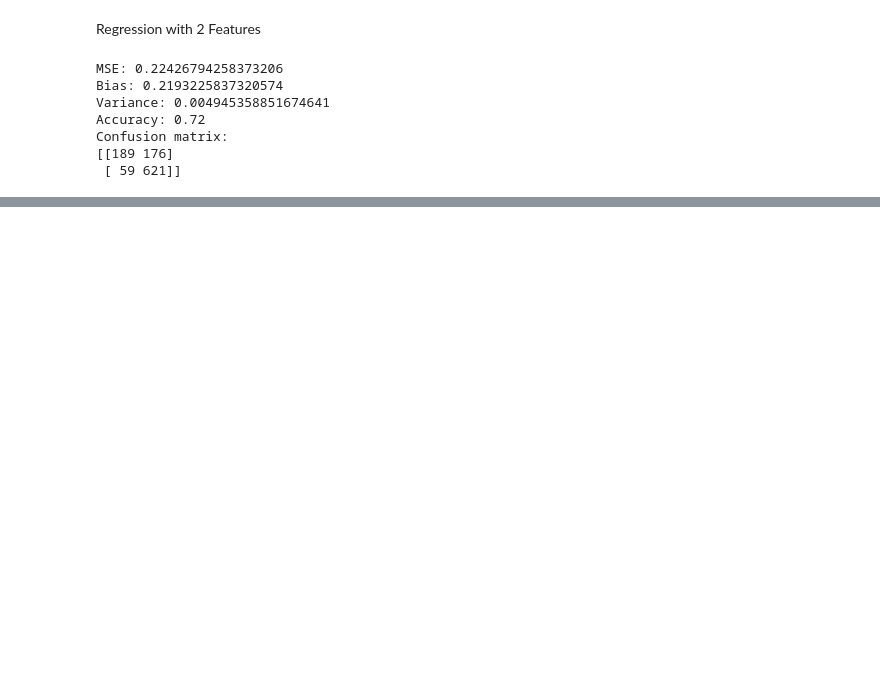
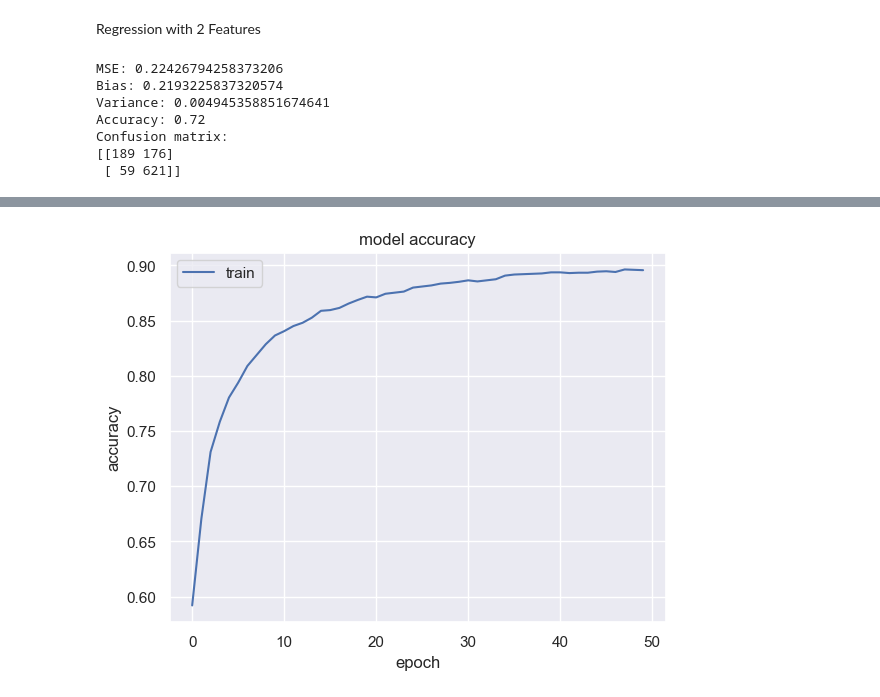
Before and after one commit to Alik-da-Geek/CS4641-Project, a Jupyter notebook: Project/Predicting_Sutdent_Success.ipynb, the cells around one changed output, grey strips where cells are left out. Cells and saved outputs as stored; diff of their text form; code cells hidden in the pictures; blank space fills up the shorter version.

```diff
--- a/Project/Predicting_Sutdent_Success.ipynb
+++ b/Project/Predicting_Sutdent_Success.ipynb
@@ -283,0 +340,18 @@ As we can see, as the number of features decreases bias continues to grow and va
+# %%
+from keras.models import Sequential
+from keras.layers import Dense
+from keras.layers import LeakyReLU
+
+errorGraph = []
+accuracyGraph = []
+model_1 = Sequential()
+model_1.add(Dense(16, input_dim=36))
+model_1.add(LeakyReLU(alpha=0.05))
+model_1.add(Dense(16, input_dim=16))
+model_1.add(LeakyReLU(alpha=0.05))
+model_1.add(Dense(4, input_dim=16))
+model_1.add(LeakyReLU(alpha=0.05))
+model_1.add(Dense(1, activation='sigmoid'))
+
+model_1.compile(loss='binary_crossentropy', optimizer='adam', metrics=['accuracy'])
+history_1 = model_1.fit(X_train, y_train, validation_split=0.1, epochs=50, batch_size=400)
@@ -283,0 +385,9 @@ As we can see, as the number of features decreases bias continues to grow and va
+# %%
+plt.plot(history_1.history['accuracy'])
+plt.title('model accuracy')
+plt.ylabel('accuracy')
+plt.xlabel('epoch')
+plt.legend(['train'], loc='upper left')
+plt.show()
+# %% [output]
+[figure, added]
```
Also changed, not shown: parts of 24 cells of this notebook.
